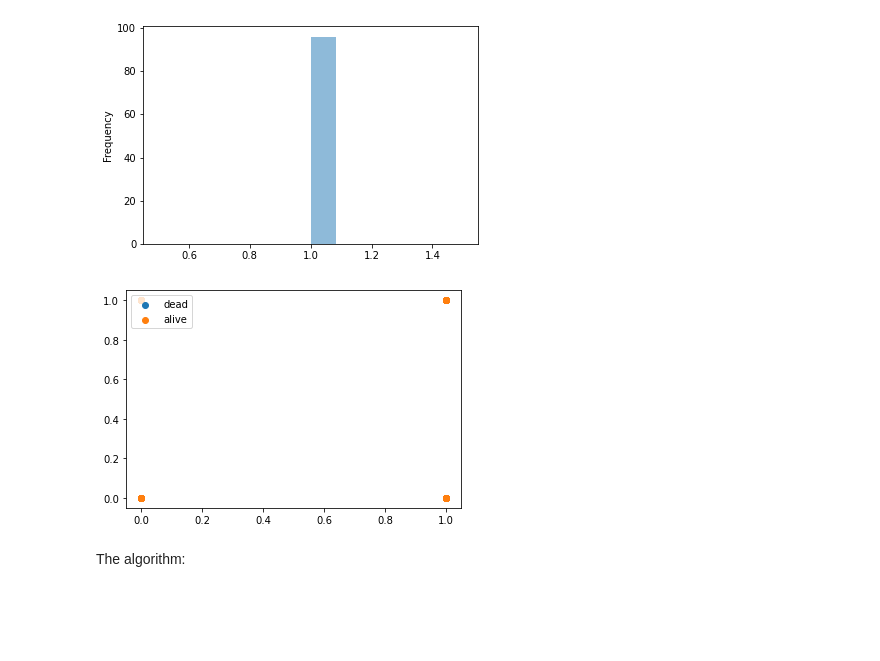
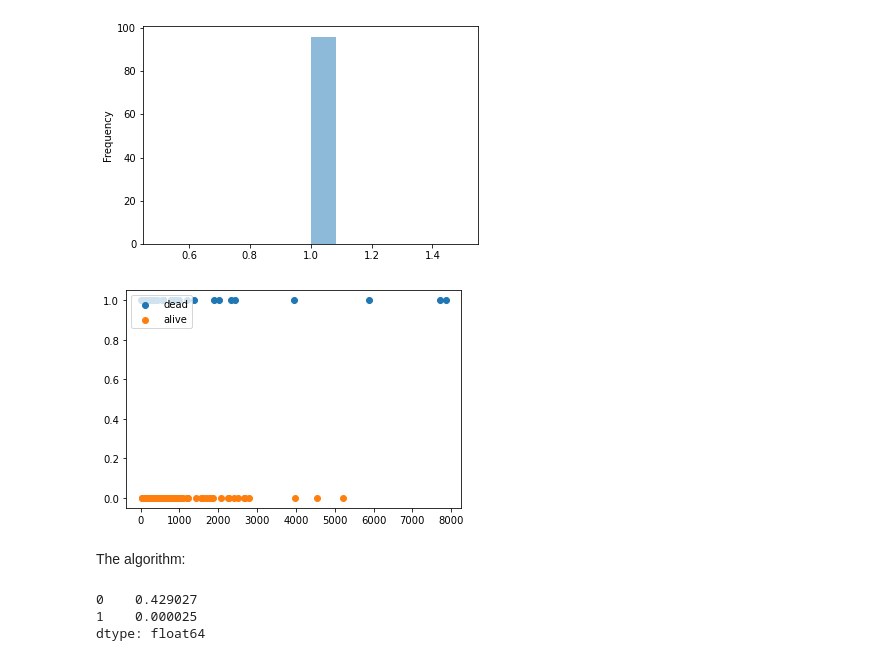
Before and after one commit to Artificial-Intelligence-101/ML, a Jupyter notebook: Code.ipynb, the cells around one changed output. Cells and saved outputs as stored; diff of their text form; code cells hidden in the pictures; blank space fills up the shorter version.

```diff
--- a/Code.ipynb
+++ b/Code.ipynb
@@ -22,6 +22,7 @@ data = d.dropna().copy()
 
 # dropping duplicate values
 data.drop_duplicates(keep=False,inplace=True)
+data['1'] = 1
 
 data.head()
 # %% [output]
@@ -145,12 +154,12 @@ Died:
 # %%
 # scatter plot
 fig = plt.figure()
 ax1 = fig.add_subplot(111)
-ax1.scatter(deaths['anaemia'].to_numpy(), deaths['smoking'].to_numpy(), label='dead')
-ax1.scatter(survived['anaemia'].to_numpy(), survived['smoking'].to_numpy(), label='alive')
+ax1.scatter(deaths['creatinine_phosphokinase'].to_numpy(), deaths['DEATH_EVENT'].to_numpy(), label='dead')
+ax1.scatter(survived['creatinine_phosphokinase'].to_numpy(), survived['DEATH_EVENT'].to_numpy(), label='alive')
 plt.legend(loc='upper left')
 plt.show()
 # %% [output]
-[figure, old version]
+[figure, new version]
 # %% [markdown]
 The algorithm:
@@ -179,2 +172,10 @@ def LG(x, y, learning_rate, iterations, parameters, bias):
+# %%
+#train
+parameters_out = LG(X, Y, 0.1, 100, [0, 0], 0)
+print(parameters_out)
+# %% [output]
+0    0.429027
+1    0.000025
+dtype: float64
 # %%
 # results
```
Also changed, not shown: parts of 6 cells of this notebook.
